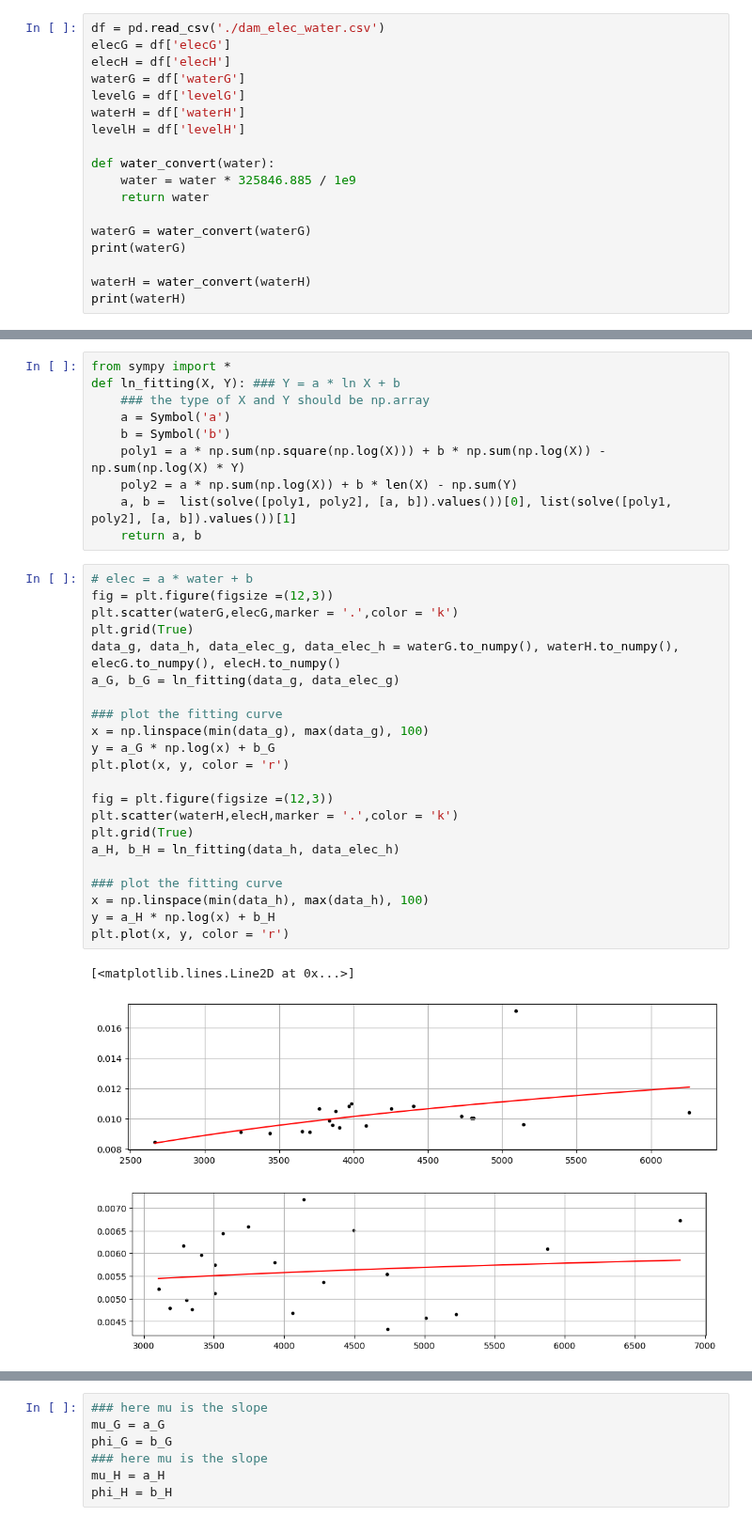
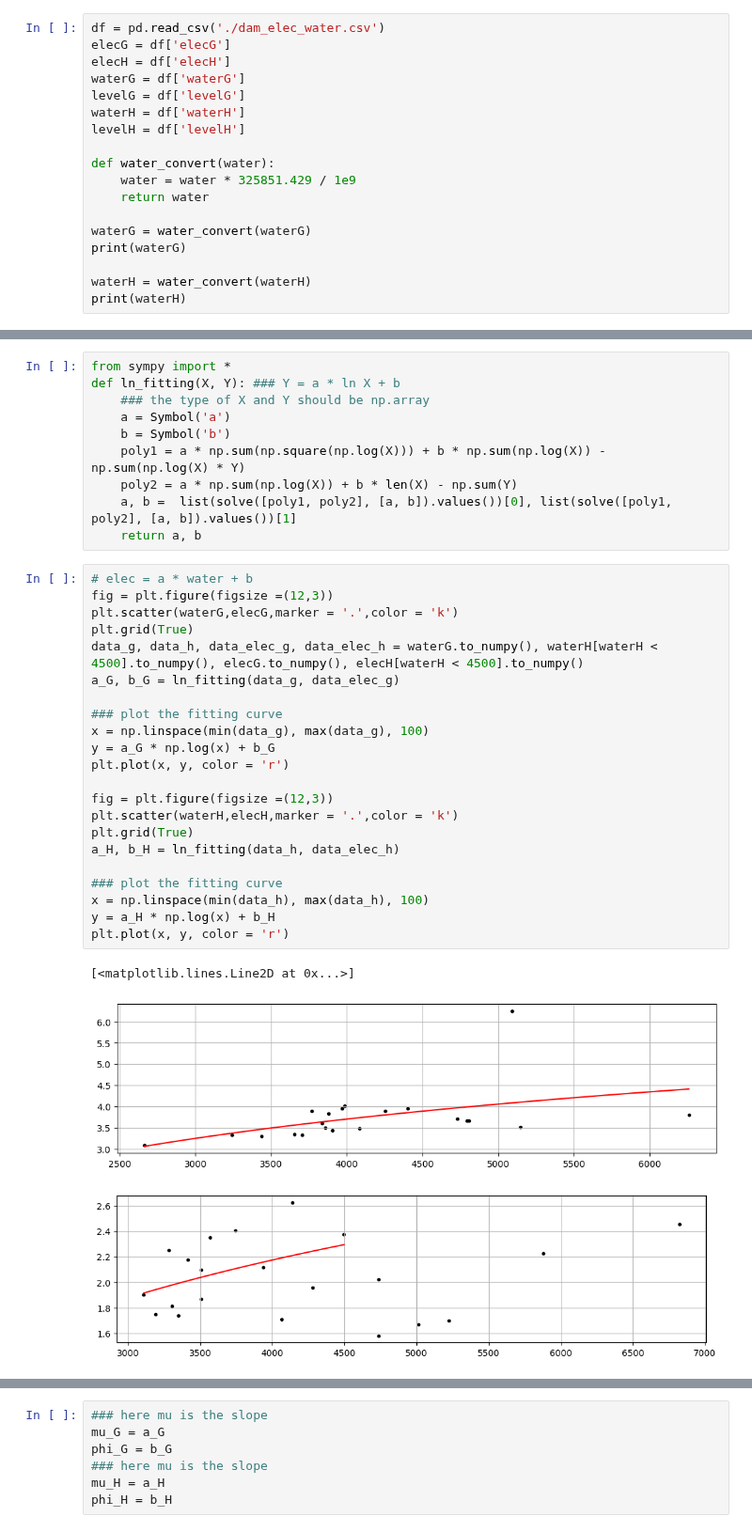
Before and after one commit to SILENT-GUO/MCM_works, a Jupyter notebook: 2022TaskB/Problem_1.ipynb, the cells around one changed output, grey strips where cells are left out. Shown at 94% size. Cells and saved outputs as stored; diff of their text form.

```diff
--- a/2022TaskB/Problem_1.ipynb
+++ b/2022TaskB/Problem_1.ipynb
@@ -28,7 +26,7 @@ waterH = df['waterH']
 levelH = df['levelH']
 
 def water_convert(water):
-    water = water * 325846.885 / 1e9
+    water = water * 325851.429 / 1e9
     return water
 
 waterG = water_convert(waterG)
@@ -67,29 +65,29 @@ def ln_fitting(X, Y): ### Y = a * ln X + b
 # %%
 # elec = a * water + b
 fig = plt.figure(figsize =(12,3))
 plt.scatter(waterG,elecG,marker = '.',color = 'k')
 plt.grid(True)
-data_g, data_h, data_elec_g, data_elec_h = waterG.to_numpy(), waterH.to_numpy(), elecG.to_numpy(), elecH.to_numpy()
+data_g, data_h, data_elec_g, data_elec_h = waterG.to_numpy(), waterH[waterH < 4500].to_numpy(), elecG.to_numpy(), elecH[waterH < 4500].to_numpy()
 a_G, b_G = ln_fitting(data_g, data_elec_g)
 
 ### plot the fitting curve
 x = np.linspace(min(data_g), max(data_g), 100)
 y = a_G * np.log(x) + b_G
 plt.plot(x, y, color = 'r')
 
 fig = plt.figure(figsize =(12,3))
 plt.scatter(waterH,elecH,marker = '.',color = 'k')
 plt.grid(True)
 a_H, b_H = ln_fitting(data_h, data_elec_h)
 
 ### plot the fitting curve
 x = np.linspace(min(data_h), max(data_h), 100)
 y = a_H * np.log(x) + b_H
 plt.plot(x, y, color = 'r')
 # %% [output]
 [<matplotlib.lines.Line2D at 0x...>]
-[figure, old version]
+[figure, new version]
-[figure, old version]
+[figure, new version]
 # %%
 print("Fitting for dam G")
 print("---------------------")
```
Also changed, not shown: parts of 15 cells of this notebook, 3 other files.
